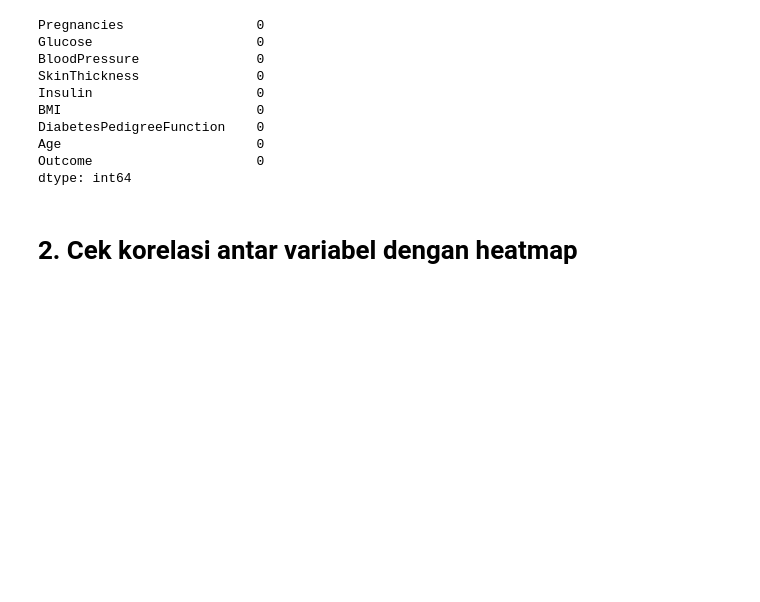
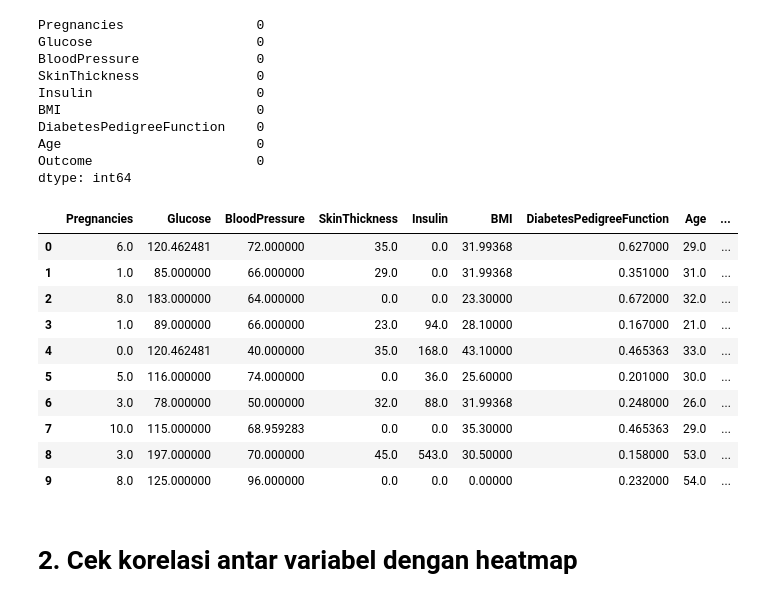
Before and after one commit to Gustavers/Laporan-Praktikum-IPSD, a Jupyter notebook: Tugas_2.ipynb, the cells around one changed output. Drawn from its saved outputs; the diff is of its cells as text; code cells hidden in the pictures; blank space fills up the shorter version.

```diff
--- a/Tugas_2.ipynb
+++ b/Tugas_2.ipynb
@@ -56,6 +69,20 @@ DiabetesPedigreeFunction    0
 Age                         0
 Outcome                     0
 dtype: int64
+# %%
+df.head(10)
+# %% [output]
+|  | Pregnancies | Glucose | BloodPressure | SkinThickness | Insulin | BMI | DiabetesPedigreeFunction | Age | ... |
+| 0 | 6.0 | 120.462481 | 72.000000 | 35.0 | 0.0 | 31.99368 | 0.627000 | 29.0 | ... |
+| 1 | 1.0 | 85.000000 | 66.000000 | 29.0 | 0.0 | 31.99368 | 0.351000 | 31.0 | ... |
+| 2 | 8.0 | 183.000000 | 64.000000 | 0.0 | 0.0 | 23.30000 | 0.672000 | 32.0 | ... |
+| 3 | 1.0 | 89.000000 | 66.000000 | 23.0 | 94.0 | 28.10000 | 0.167000 | 21.0 | ... |
+| 4 | 0.0 | 120.462481 | 40.000000 | 35.0 | 168.0 | 43.10000 | 0.465363 | 33.0 | ... |
+| 5 | 5.0 | 116.000000 | 74.000000 | 0.0 | 36.0 | 25.60000 | 0.201000 | 30.0 | ... |
+| 6 | 3.0 | 78.000000 | 50.000000 | 32.0 | 88.0 | 31.99368 | 0.248000 | 26.0 | ... |
+| 7 | 10.0 | 115.000000 | 68.959283 | 0.0 | 0.0 | 35.30000 | 0.465363 | 29.0 | ... |
+| 8 | 3.0 | 197.000000 | 70.000000 | 45.0 | 543.0 | 30.50000 | 0.158000 | 53.0 | ... |
+| 9 | 8.0 | 125.000000 | 96.000000 | 0.0 | 0.0 | 0.00000 | 0.232000 | 54.0 | ... |
 # %% [markdown]
 # 2. Cek korelasi antar variabel dengan heatmap
 # %%
```
Also changed, not shown: parts of 6 cells of this notebook.
